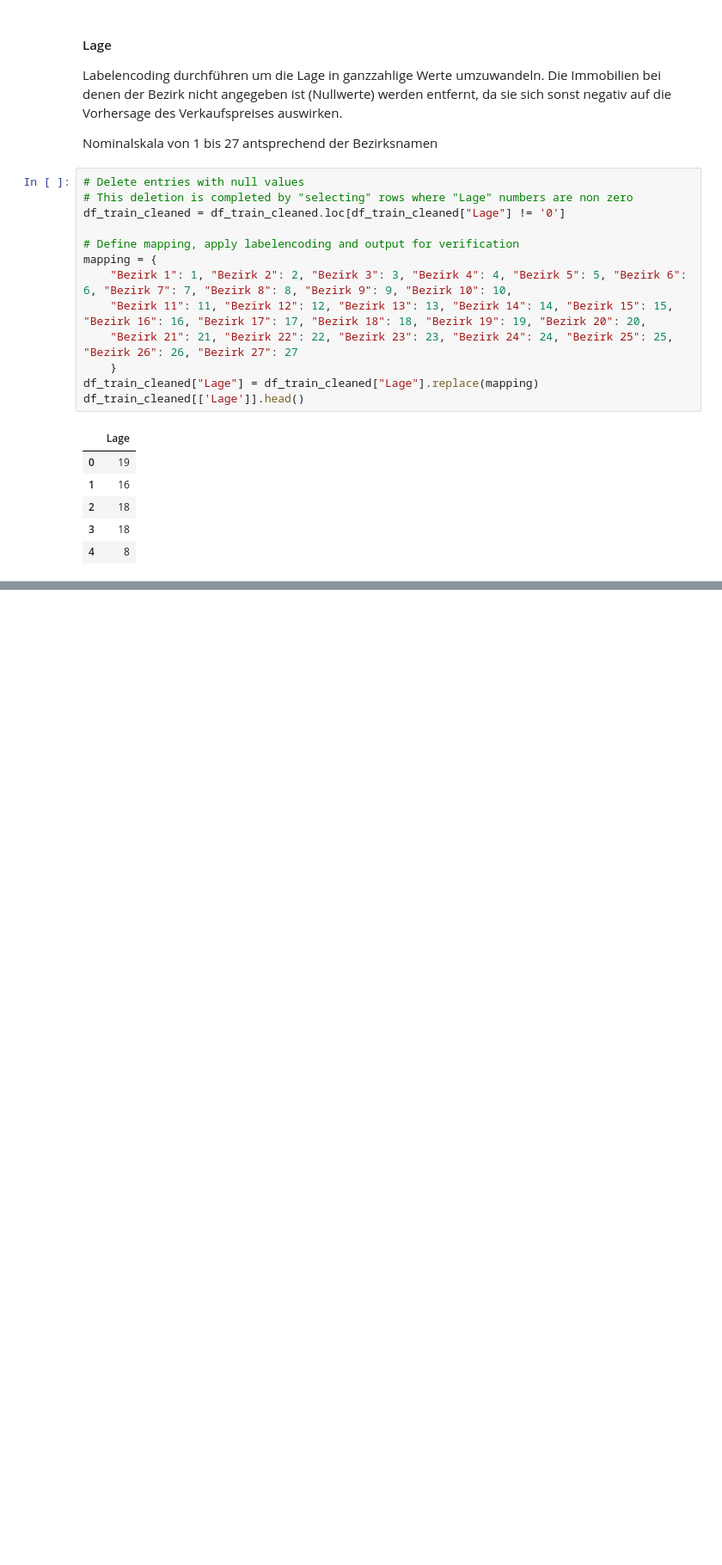
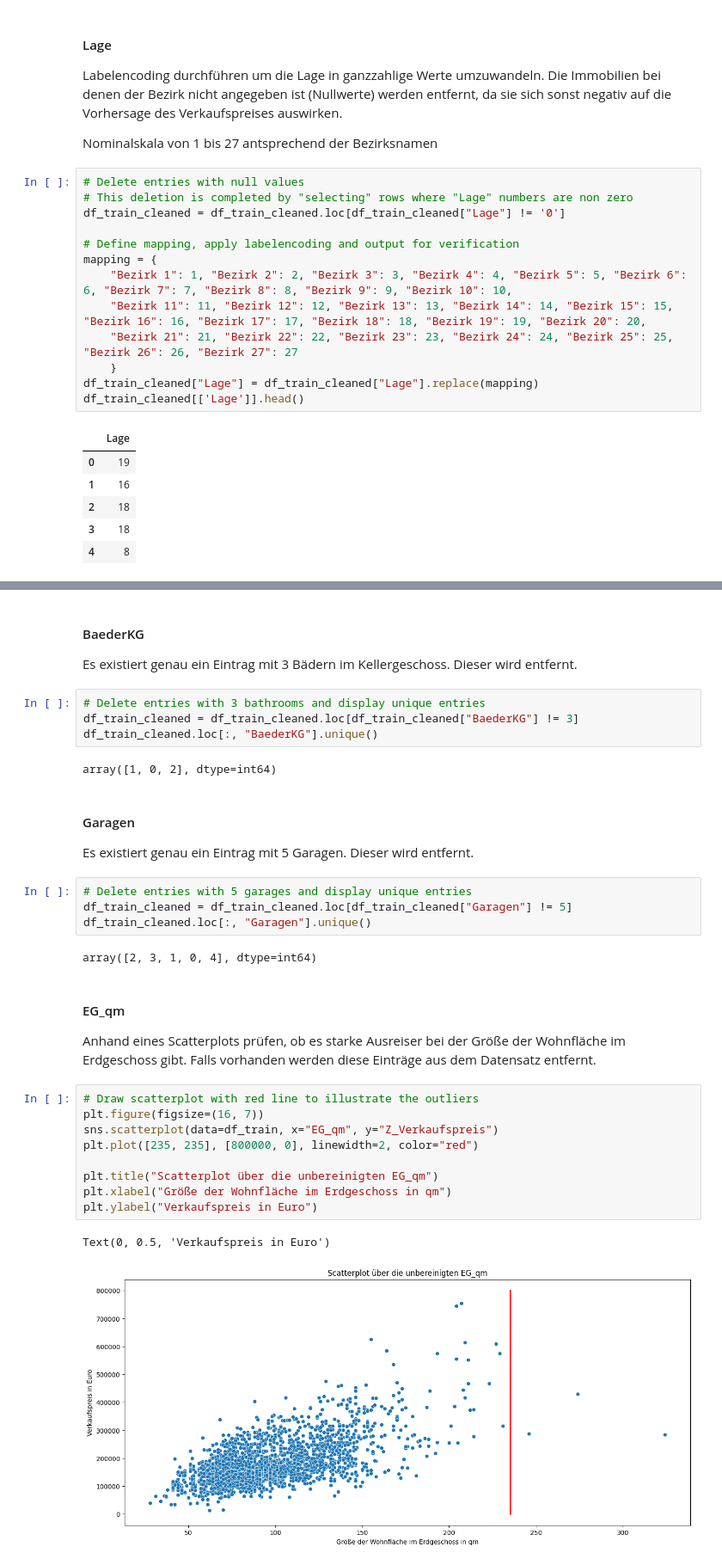
Before and after one commit to JoDi-2903/Real-Estate-Data-Science-Project, a Jupyter notebook: Project_DataScience_J.ipynb, the cells around one changed output, grey strips where cells are left out. Shown at 86% size. Drawn from its saved outputs; the diff is of its cells as text; blank space fills up the shorter version.

Commit message:
started working on outlier detection and data cleaning

```diff
--- a/Project_DataScience_J.ipynb
+++ b/Project_DataScience_J.ipynb
@@ -220,0 +239,33 @@ Bei Ausreißern handelt es sich um Werte, die nicht den Erwartungen entsprechen
+# %% [markdown]
+#### BaederKG
+Es existiert genau ein Eintrag mit 3 Bädern im Kellergeschoss. Dieser wird entfernt.
+# %%
+# Delete entries with 3 bathrooms and display unique entries
+df_train_cleaned = df_train_cleaned.loc[df_train_cleaned["BaederKG"] != 3]
+df_train_cleaned.loc[:, "BaederKG"].unique()
+# %% [output]
+array([1, 0, 2], dtype=int64)
+# %% [markdown]
+#### Garagen
+Es existiert genau ein Eintrag mit 5 Garagen. Dieser wird entfernt.
+# %%
+# Delete entries with 5 garages and display unique entries
+df_train_cleaned = df_train_cleaned.loc[df_train_cleaned["Garagen"] != 5]
+df_train_cleaned.loc[:, "Garagen"].unique()
+# %% [output]
+array([2, 3, 1, 0, 4], dtype=int64)
+# %% [markdown]
+#### EG_qm
+Anhand eines Scatterplots prüfen, ob es starke Ausreiser bei der Größe der Wohnfläche im Erdgeschoss gibt. Falls vorhanden werden diese Einträge aus dem Datensatz entfernt.
+# %%
+# Draw scatterplot with red line to illustrate the outliers
+plt.figure(figsize=(16, 7))
+sns.scatterplot(data=df_train, x="EG_qm", y="Z_Verkaufspreis")
+plt.plot([235, 235], [800000, 0], linewidth=2, color="red")
+
+plt.title("Scatterplot über die unbereinigten EG_qm")
+plt.xlabel("Größe der Wohnfläche im Erdgeschoss in qm")
+plt.ylabel("Verkaufspreis in Euro")
+# %% [output]
+Text(0, 0.5, 'Verkaufspreis in Euro')
+[figure, added]
```
Also changed, not shown: parts of 24 cells of this notebook.
